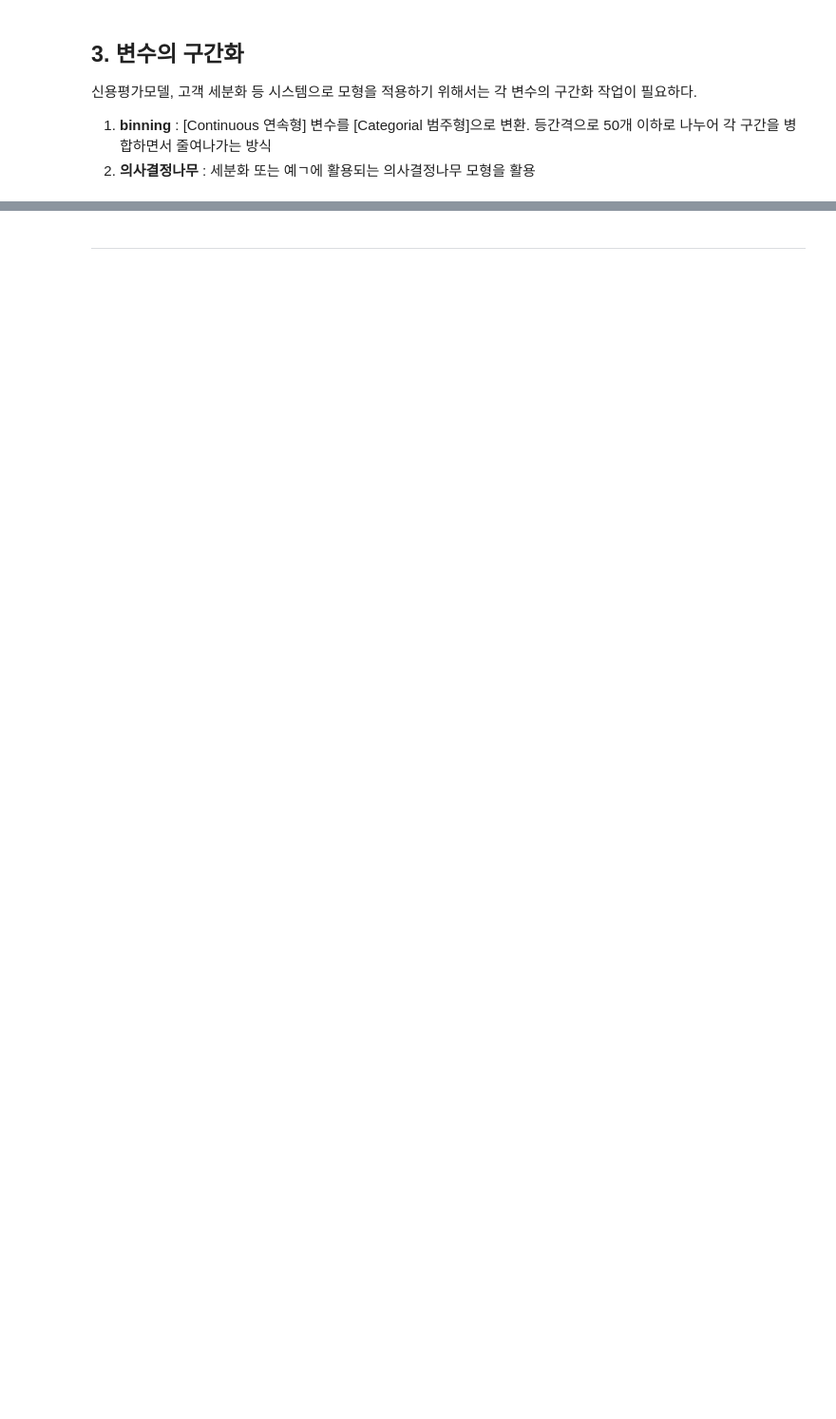
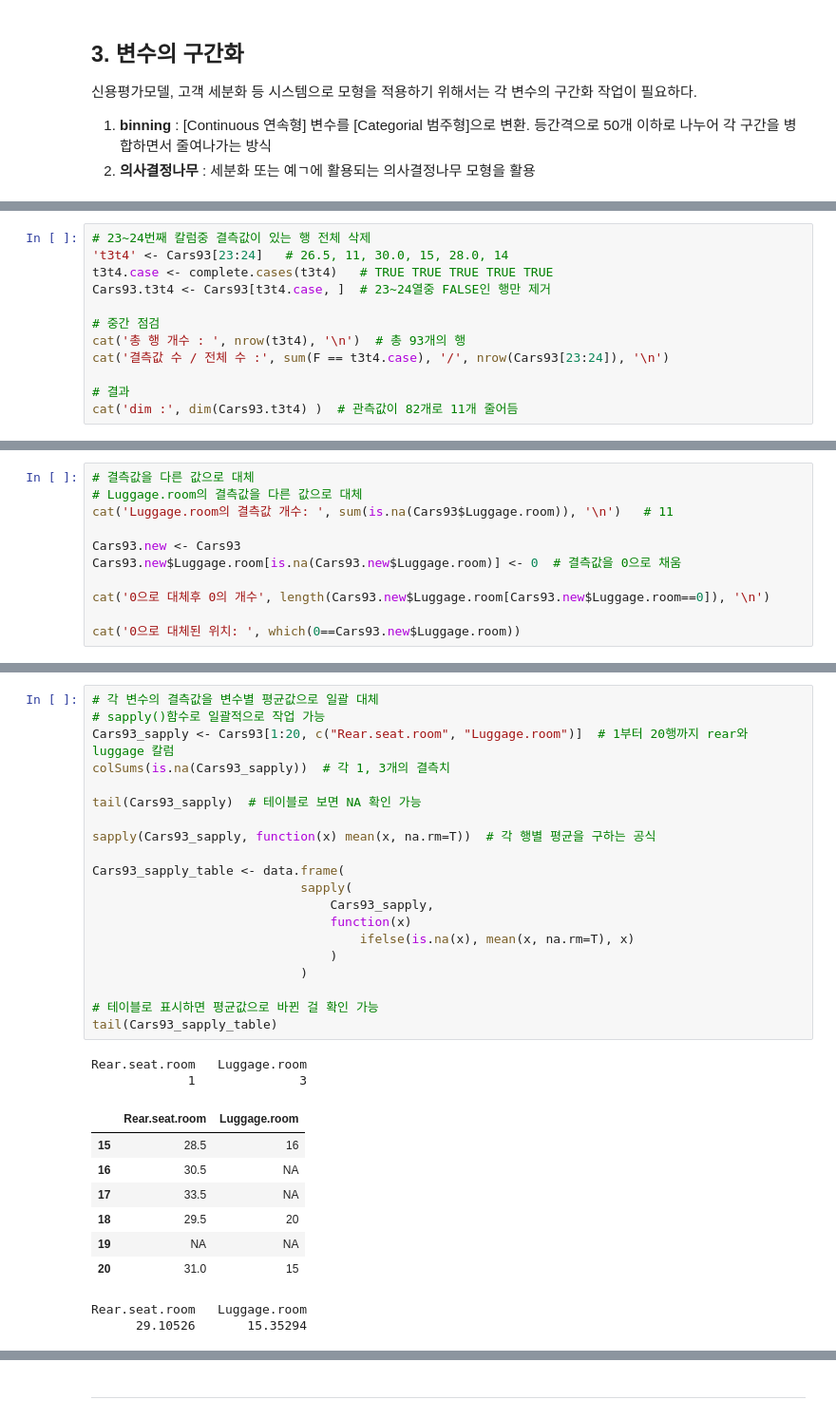
Before and after one commit to ecjang/pages, a Jupyter notebook: ADsP/[ADSP] 16 day. 데이터 가공.ipynb, the cells around one changed output, grey strips where cells are left out. Shown at 95% size. Drawn from its saved outputs; the diff is of its cells as text; blank space fills up the shorter version.

```diff
--- a/ADsP/[ADSP] 16 day. 데이터 가공.ipynb
+++ b/ADsP/[ADSP] 16 day. 데이터 가공.ipynb
@@ -118,0 +202,12 @@ plot(mN)
+# %%
+# 23~24번째 칼럼중 결측값이 있는 행 전체 삭제
+'t3t4' <- Cars93[23:24]   # 26.5, 11, 30.0, 15, 28.0, 14
+t3t4.case <- complete.cases(t3t4)   # TRUE TRUE TRUE TRUE TRUE
+Cars93.t3t4 <- Cars93[t3t4.case, ]  # 23~24열중 FALSE인 행만 제거
+
+# 중간 점검
+cat('총 행 개수 : ', nrow(t3t4), '\n')  # 총 93개의 행
+cat('결측값 수 / 전체 수 :', sum(F == t3t4.case), '/', nrow(Cars93[23:24]), '\n')
+
+# 결과
+cat('dim :', dim(Cars93.t3t4) )  # 관측값이 82개로 11개 줄어듬
@@ -118,0 +218,11 @@ plot(mN)
+# %%
+# 결측값을 다른 값으로 대체
+# Luggage.room의 결측값을 다른 값으로 대체
+cat('Luggage.room의 결측값 개수: ', sum(is.na(Cars93$Luggage.room)), '\n')   # 11
+
+Cars93.new <- Cars93
+Cars93.new$Luggage.room[is.na(Cars93.new$Luggage.room)] <- 0  # 결측값을 0으로 채움
+
+cat('0으로 대체후 0의 개수', length(Cars93.new$Luggage.room[Cars93.new$Luggage.room==0]), '\n')
+
+cat('0으로 대체된 위치: ', which(0==Cars93.new$Luggage.room))
@@ -118,0 +260,32 @@ plot(mN)
+# %%
+# 각 변수의 결측값을 변수별 평균값으로 일괄 대체
+# sapply()함수로 일괄적으로 작업 가능
+Cars93_sapply <- Cars93[1:20, c("Rear.seat.room", "Luggage.room")]  # 1부터 20행까지 rear와 luggage 칼럼
+colSums(is.na(Cars93_sapply))  # 각 1, 3개의 결측치
+
+tail(Cars93_sapply)  # 테이블로 보면 NA 확인 가능
+
+sapply(Cars93_sapply, function(x) mean(x, na.rm=T))  # 각 행별 평균을 구하는 공식
+
+Cars93_sapply_table <- data.frame(
+                            sapply(
+                                Cars93_sapply,
+                                function(x)
+                                    ifelse(is.na(x), mean(x, na.rm=T), x)
+                                )
+                            )
+
+# 테이블로 표시하면 평균값으로 바뀐 걸 확인 가능
+tail(Cars93_sapply_table)
+# %% [output]
+Rear.seat.room   Luggage.room
+             1              3
+|  | Rear.seat.room | Luggage.room |
+| 15 | 28.5 | 16 |
+| 16 | 30.5 | NA |
+| 17 | 33.5 | NA |
+| 18 | 29.5 | 20 |
+| 19 | NA | NA |
+| 20 | 31.0 | 15 |
+Rear.seat.room   Luggage.room
+      29.10526       15.35294
```
Also changed, not shown: parts of 19 cells of this notebook, 5 other files.
